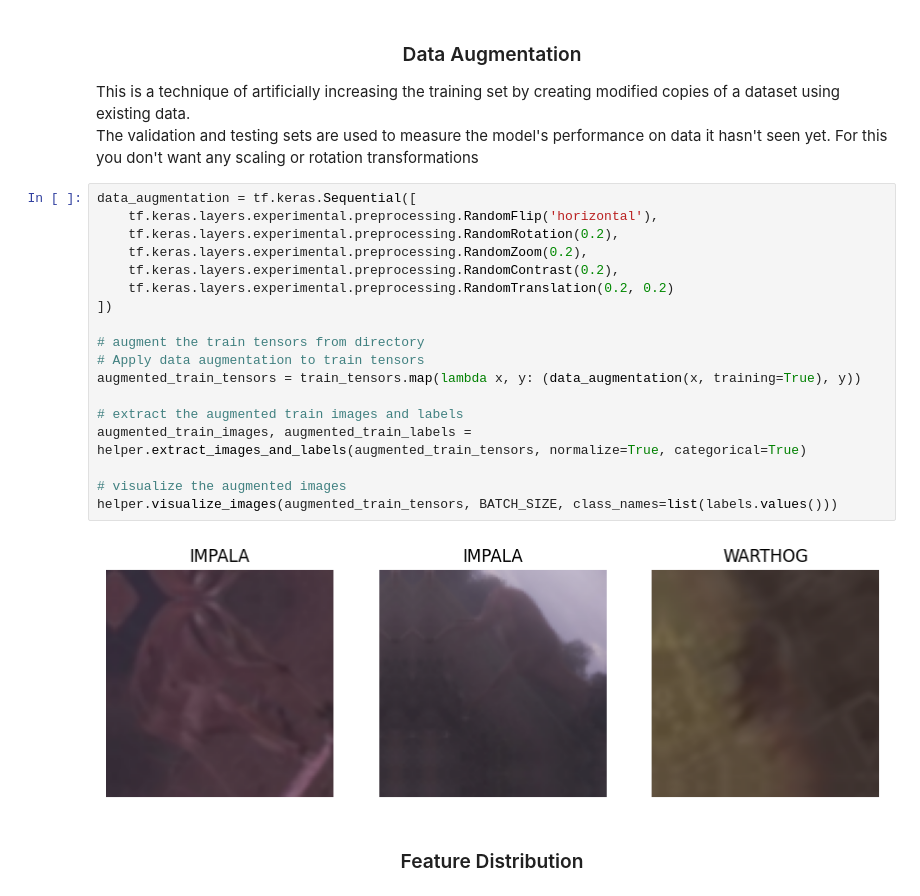
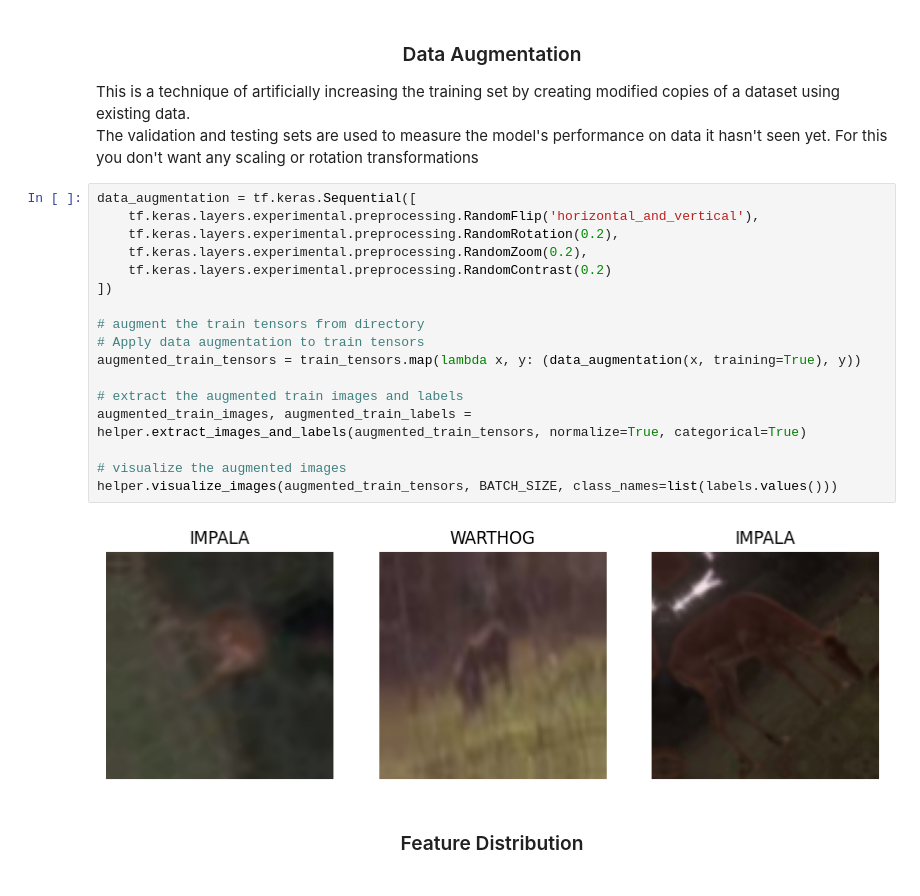
Before and after one commit to DeKUT-DSAIL/dsail-tech4wildlife, a Jupyter notebook: PART-2/camera_trap_tutorial.ipynb, the cells around one changed output. Cells and saved outputs as stored; diff of their text form.

```diff
--- a/PART-2/camera_trap_tutorial.ipynb
+++ b/PART-2/camera_trap_tutorial.ipynb
@@ -149,23 +159,22 @@ This is a technique of artificially increasing the training set by creating modi
 The validation and testing sets are used to measure the model's performance on data it hasn't seen yet. For this you don't want any scaling or rotation transformations
 # %%
 data_augmentation = tf.keras.Sequential([
-    tf.keras.layers.experimental.preprocessing.RandomFlip('horizontal'),
+    tf.keras.layers.experimental.preprocessing.RandomFlip('horizontal_and_vertical'),
     tf.keras.layers.experimental.preprocessing.RandomRotation(0.2),
     tf.keras.layers.experimental.preprocessing.RandomZoom(0.2),
-    tf.keras.layers.experimental.preprocessing.RandomContrast(0.2),
-    tf.keras.layers.experimental.preprocessing.RandomTranslation(0.2, 0.2)
+    tf.keras.layers.experimental.preprocessing.RandomContrast(0.2)
 ])
 
 # augment the train tensors from directory
 # Apply data augmentation to train tensors
 augmented_train_tensors = train_tensors.map(lambda x, y: (data_augmentation(x, training=True), y))
 
 # extract the augmented train images and labels
 augmented_train_images, augmented_train_labels = helper.extract_images_and_labels(augmented_train_tensors, normalize=True, categorical=True)
 
 # visualize the augmented images
 helper.visualize_images(augmented_train_tensors, BATCH_SIZE, class_names=list(labels.values()))
 # %% [output]
-[figure, old version]
+[figure, new version]
 # %% [markdown]
 <h3 style="text-align:center;">Feature Distribution</h3>
```
Also changed, not shown: parts of 14 cells of this notebook, 6 other files.
